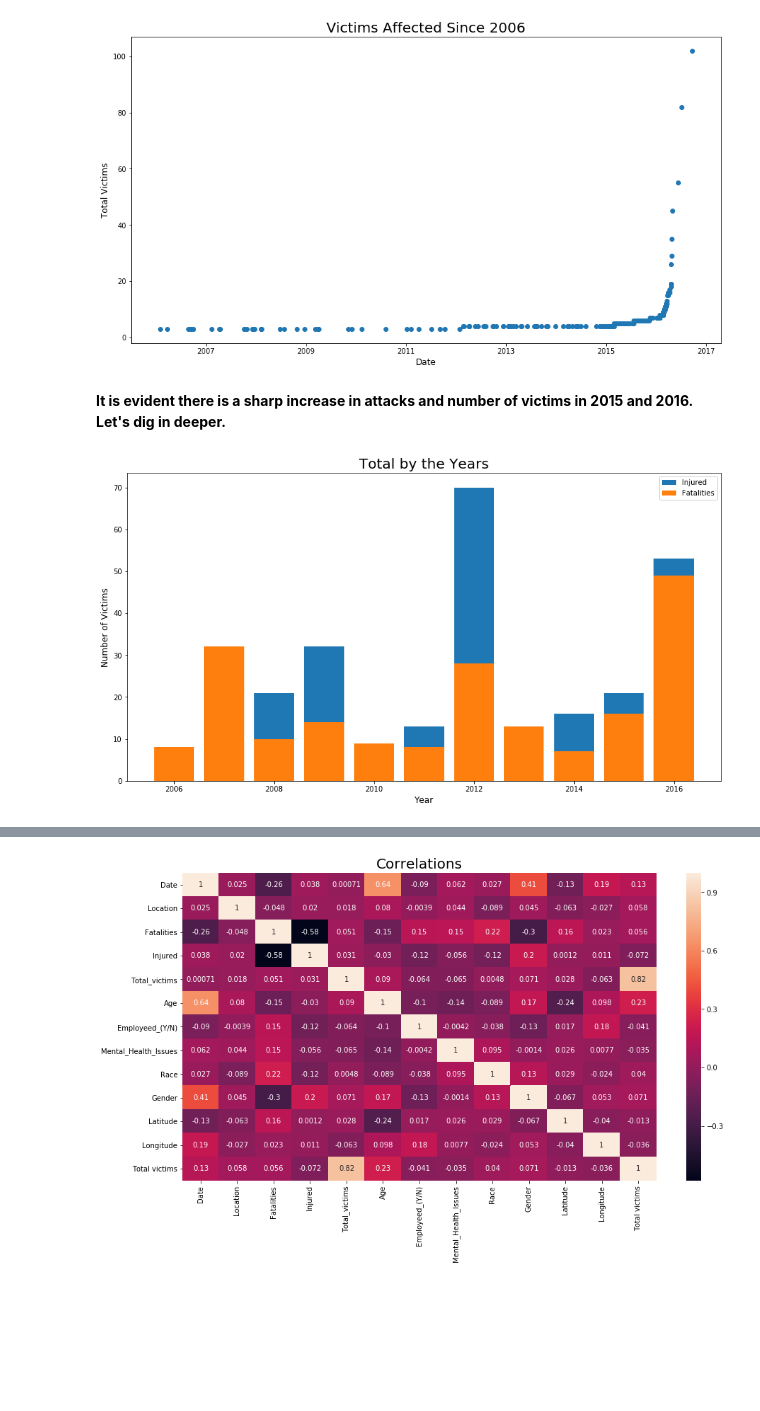
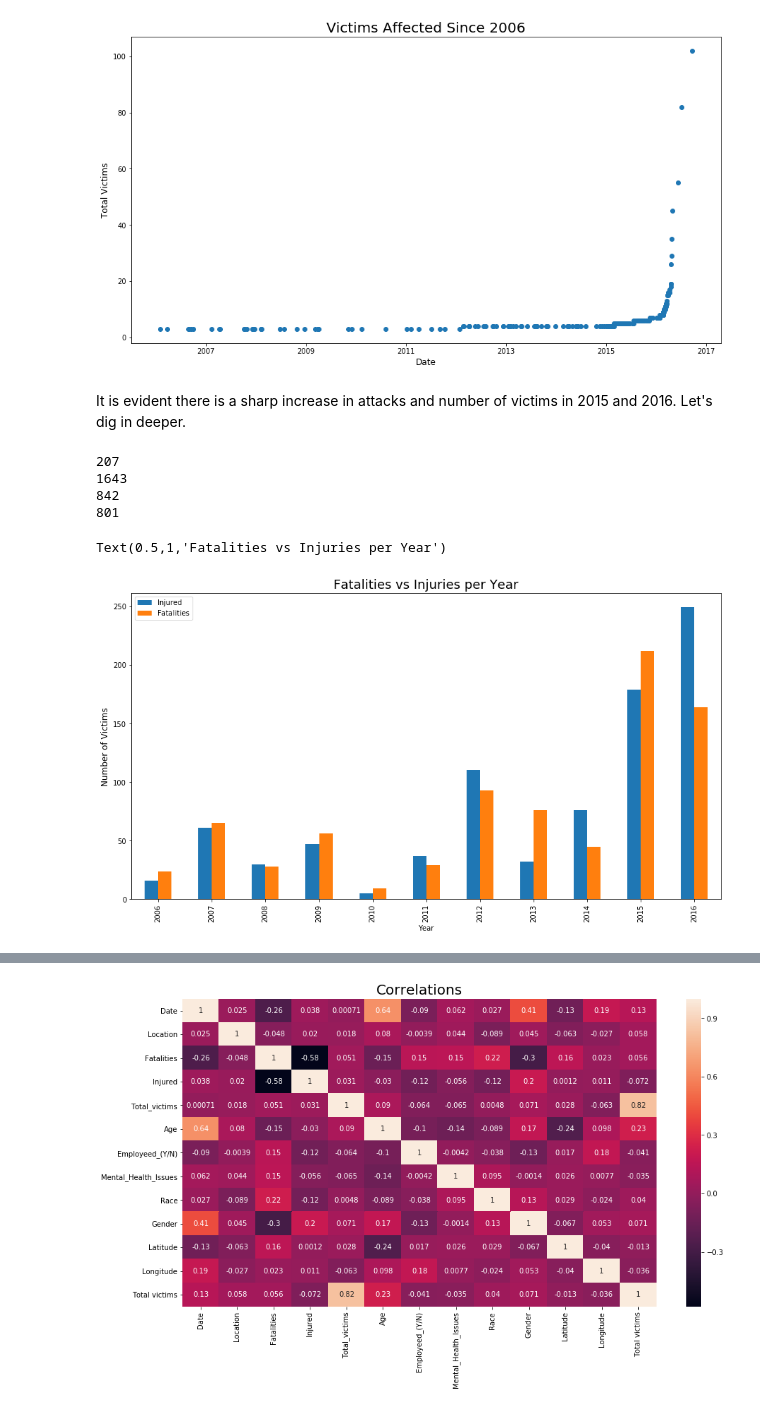
Before and after one commit to arielleweissman/Data-Viz, a Jupyter notebook: Mass_Shootings.ipynb, the cells around one changed output, grey strips where cells are left out. Saved outputs shown, nothing was run; the diff lists cells and outputs as text; code cells hidden in the pictures; blank space fills up the shorter version.

```diff
--- a/Mass_Shootings.ipynb
+++ b/Mass_Shootings.ipynb
@@ -40,17 +54,25 @@ plt.show()
 # %% [output]
 [figure]
 # %% [markdown]
-**It is evident there is a sharp increase in attacks and number of victims in 2015 and 2016. Let's dig in deeper.**
+It is evident there is a sharp increase in attacks and number of victims in 2015 and 2016. Let's dig in deeper.
-# %%
-plt.figure(figsize=(15,8))
-plot1 = plt.bar(ms['Year'], ms['Injured'], label = 'Injured')
-plot2 = plt.bar(ms['Year'], ms['Fatalities'], label = 'Fatalities')
-plt.title('Total by the Years', fontsize=20)
-plt.ylabel('Number of Victims', fontsize=12)
-plt.xlabel('Year', fontsize=12)
-plt.legend()
-plt.show()
-## Help making more ticks for years
-# %% [output]
-[figure, removed]
+# %%
+inc = ms.Year.value_counts()
+print(sum(inc))
+print(ms.Injured.sum() + ms.Fatalities.sum())
+print(ms.Injured.sum())
+print(ms.Fatalities.sum())
+# %% [output]
+207
+1643
+842
+801
+# %%
+tot = ms[['Year', 'Injured', 'Fatalities']].groupby('Year').sum()
+
+tot.plot.bar(figsize=(15,8))
+plt.ylabel('Number of Victims', fontsize=12)
+plt.title('Fatalities vs Injuries per Year', fontsize=18)
+# %% [output]
+Text(0.5,1,'Fatalities vs Injuries per Year')
+[figure, added]
 # %% [markdown]
```
Also changed, not shown: parts of 26 cells of this notebook.
